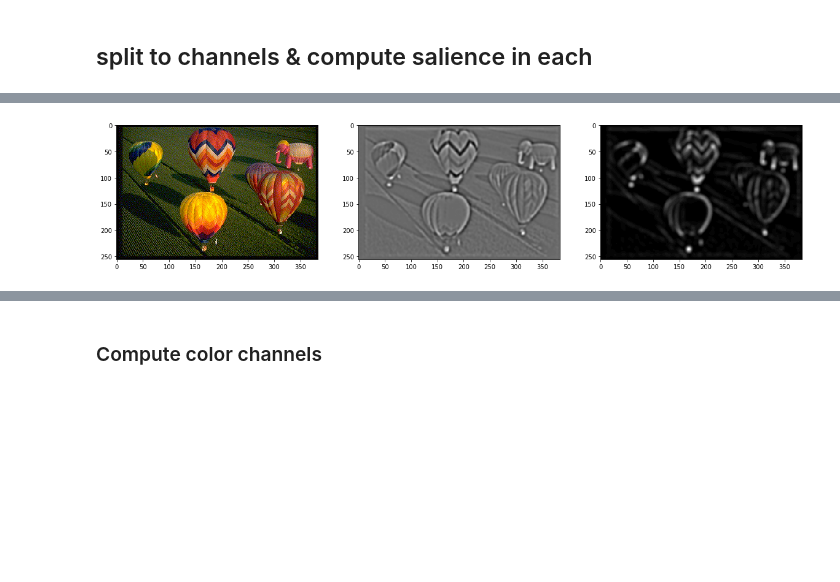
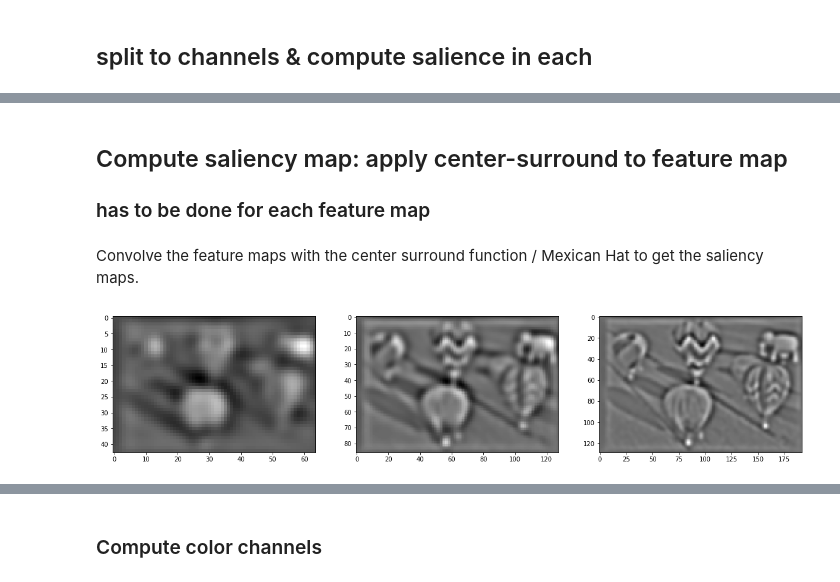
Before and after one commit to alTeska/face_saliency, a Jupyter notebook: DevelopmentNotebook.ipynb, the cells around one changed output, grey strips where cells are left out. Drawn from its saved outputs; the diff is of its cells as text; code cells hidden in the pictures; blank space fills up the shorter version.

Commit message:
structural changes, intensity calculation changed

```diff
--- a/DevelopmentNotebook.ipynb
+++ b/DevelopmentNotebook.ipynb
@@ -81,0 +63,2 @@ img_avg = mean(img_hat, disk(5));
+# %%
+img_int = compute_intensity(img_list)
@@ -82,7 +72,22 @@ img_avg = mean(img_hat, disk(5));
+# %% [markdown]
+## Compute saliency map: apply center-surround to feature map
+### has to be done for each feature map
+# %% [markdown]
+Convolve the feature maps with the center surround function / Mexican Hat to get the saliency maps.
+# %%
+# convolve with mexican hat function (receptive Field)
+sigma1 = 2
+sigma2 = 3
+rf = receptiveFieldMatrix(lambda x, y: mexicanHat(x, y, sigma1, sigma2))
+# TODO replace img by the saliency maps
+
+img_hat = []
+for i in img_int:
+    img_hat.append(signal.convolve(i, rf, mode='same'))
 # %%
 fig, ax = plt.subplots(1, 3, figsize=(20, 20))
-ax[0].imshow(img)
-ax[1].imshow(img_hat);
-ax[2].imshow(img_avg);
+ax[0].imshow(img_hat[0])
+ax[1].imshow(img_hat[1])
+ax[2].imshow(img_hat[2]);
 # %% [output]
-[figure, old version]
+[figure, new version]
```
Also changed, not shown: parts of 24 cells of this notebook, 2 other files.
